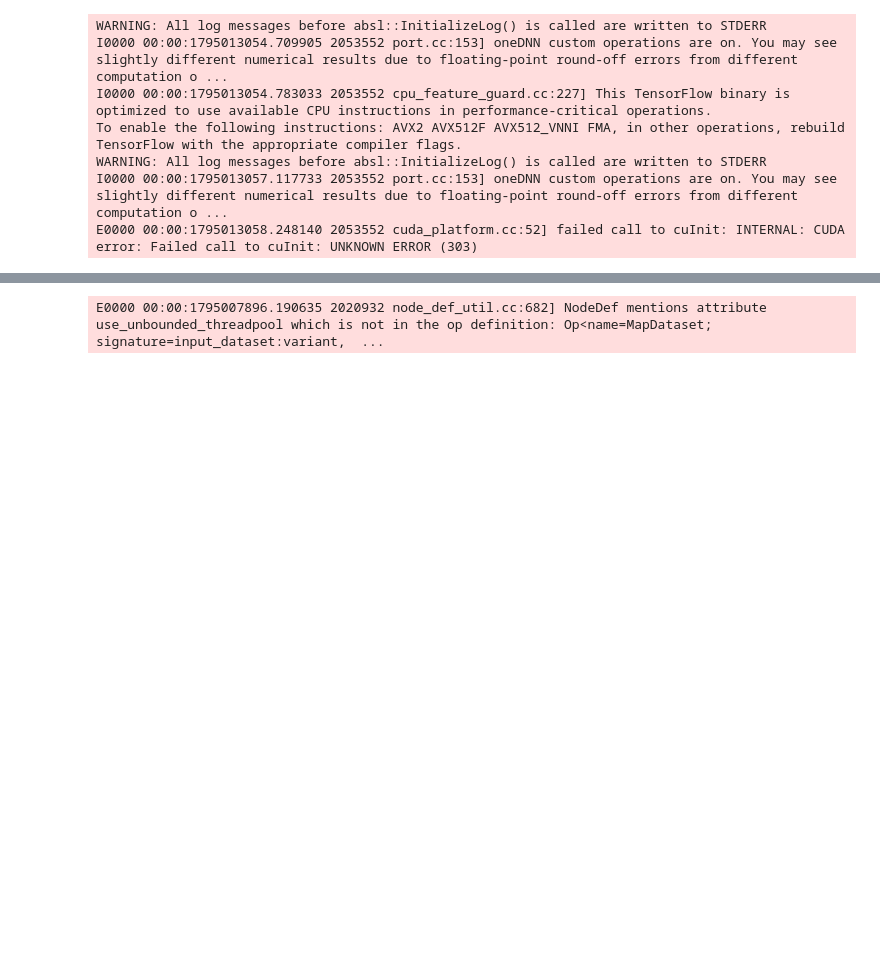
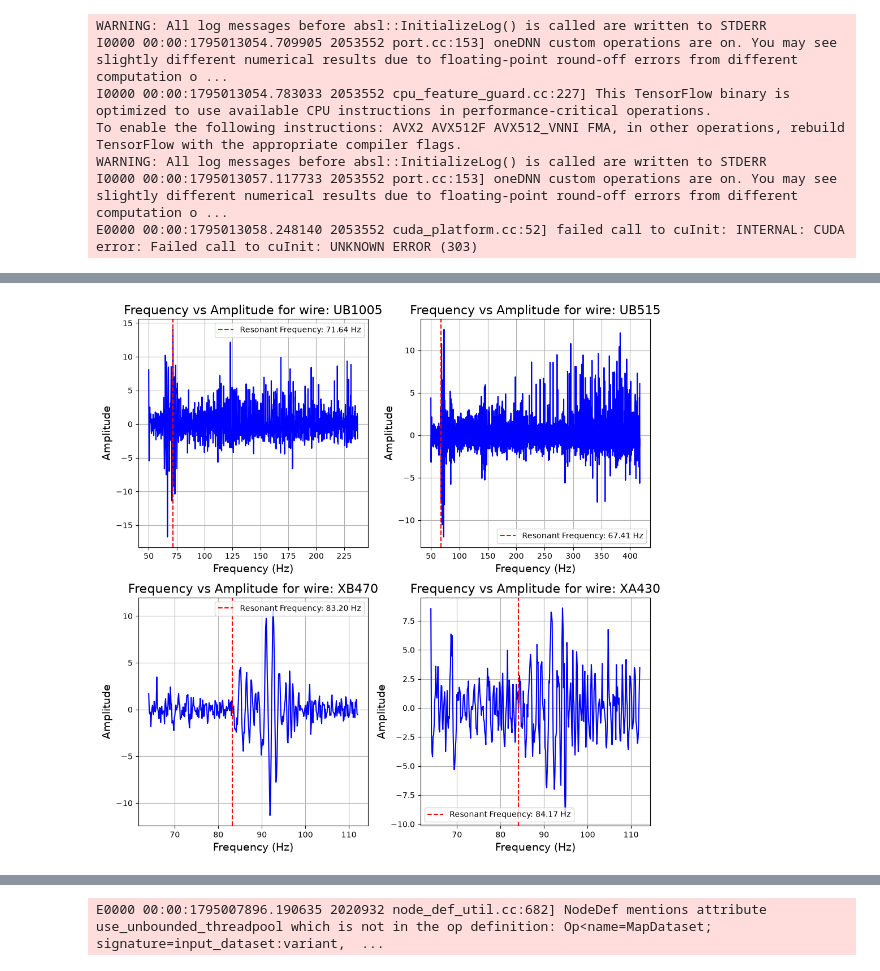
Before and after one commit to SiemBerhane/preliminary-dwa-ml, a Jupyter notebook: initial-data-cleaning/testing.ipynb, the cells around one changed output, grey strips where cells are left out. Saved outputs shown, nothing was run; the diff lists cells and outputs as text; code cells hidden in the pictures; blank space fills up the shorter version.

```diff
--- a/initial-data-cleaning/testing.ipynb
+++ b/initial-data-cleaning/testing.ipynb
@@ -55,3 +72,23 @@ dloader_test, _, _ = run_model.prepare_torch_datasets(scaled_df_test, is_sig2sig
+# %%
+rows, cols = 2, 2
+fig, axes = plt.subplots(nrows=rows, ncols=cols, figsize=(10, 10))
+axes = axes.flatten()
+indices = np.random.randint(0, len(df), len(axes))
+# indices = [0]
+for plot_index, data_index in enumerate(indices):
+    freq = df['freq'].values[data_index]
+    ampl = df['ampl'].values[data_index]
+    bg_reduced_ampl = prepare_data.baseline_subtracted(freq, df['ampl'].values[data_index])
+    wire = df['uid'].values[data_index]
+    res_freq = df['res_freq'].values[data_index]
+
+    # smoothed_ampl = prepare_data.smooth_data(freq, ampl)
+    visualisation.plot_scans(axes[plot_index], freq, smoothed_ampls[data_index], wire, res_freq)
+
+plt.tight_layout()
+plt.show()
+# %% [output]
+[figure, added]
 # %%
 model = sig2sig_unet(win_size, channel)
 model_path = "UNet/model01.keras"
```
Also changed, not shown: parts of 6 cells of this notebook, 2 other files.
